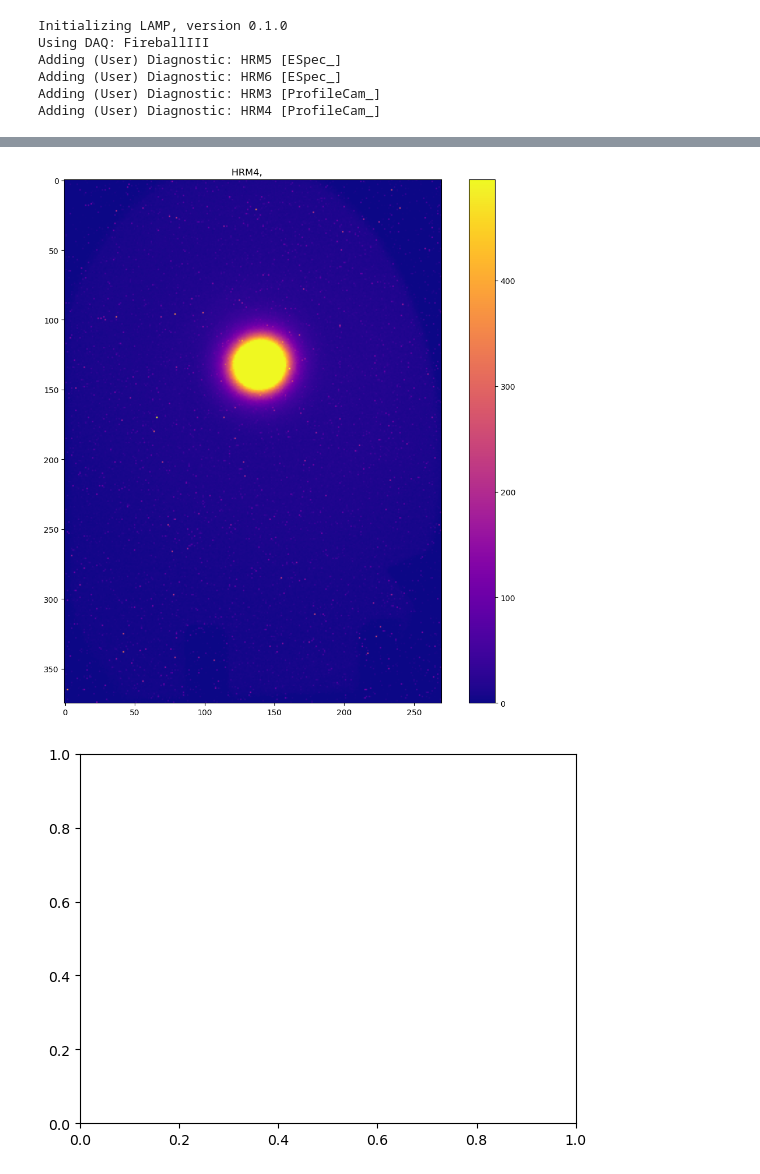
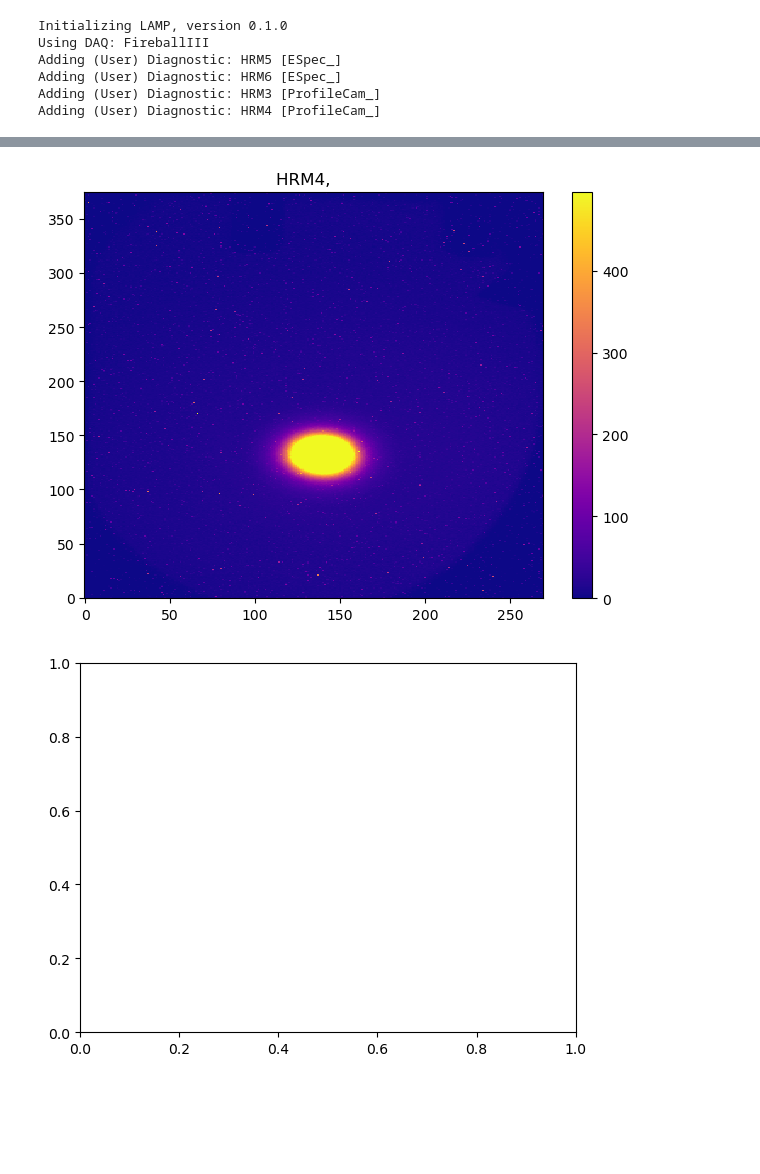
Before and after one commit to ELos385/Fireball_III_analysis, a Jupyter notebook: scripts/profile_cams/profile_cams_test.ipynb, the cells around one changed output, grey strips where cells are left out. Drawn from its saved outputs; the diff is of its cells as text; code cells hidden in the pictures; blank space fills up the shorter version.

Commit message:
moved cropping to calibration toml files. diagnostic.plot_proc_shot() now works, so have removed from my class

```diff
--- a/scripts/profile_cams/profile_cams_test.ipynb
+++ b/scripts/profile_cams/profile_cams_test.ipynb
@@ -16,5 +17,8 @@ Adding (User) Diagnostic: HRM6 [ESpec_]
 Adding (User) Diagnostic: HRM3 [ProfileCam_]
 Adding (User) Diagnostic: HRM4 [ProfileCam_]
 # %%
+HRM3 = ex.get_diagnostic('HRM3')
 HRM4 = ex.get_diagnostic('HRM4')
-device="HRM4"
+# device="HRM4"
+
+shot_dict = {'shot': [1749119460135000]}
@@ -31,7 +49,7 @@ plt.show()
 # %%
 shot_dict = {'shot': [1749118053]}
 
-fig, ax = HRM4.plot_proc_shot(shot_dict)
+fig, ax = HRM3.plot_proc_shot(shot_dict, calib_id="HRM4_calib.toml")
 # %% [output]
-[figure, old version]
+[figure, new version]
 [figure]
```
Also changed, not shown: parts of 3 cells of this notebook, 5 other files.
